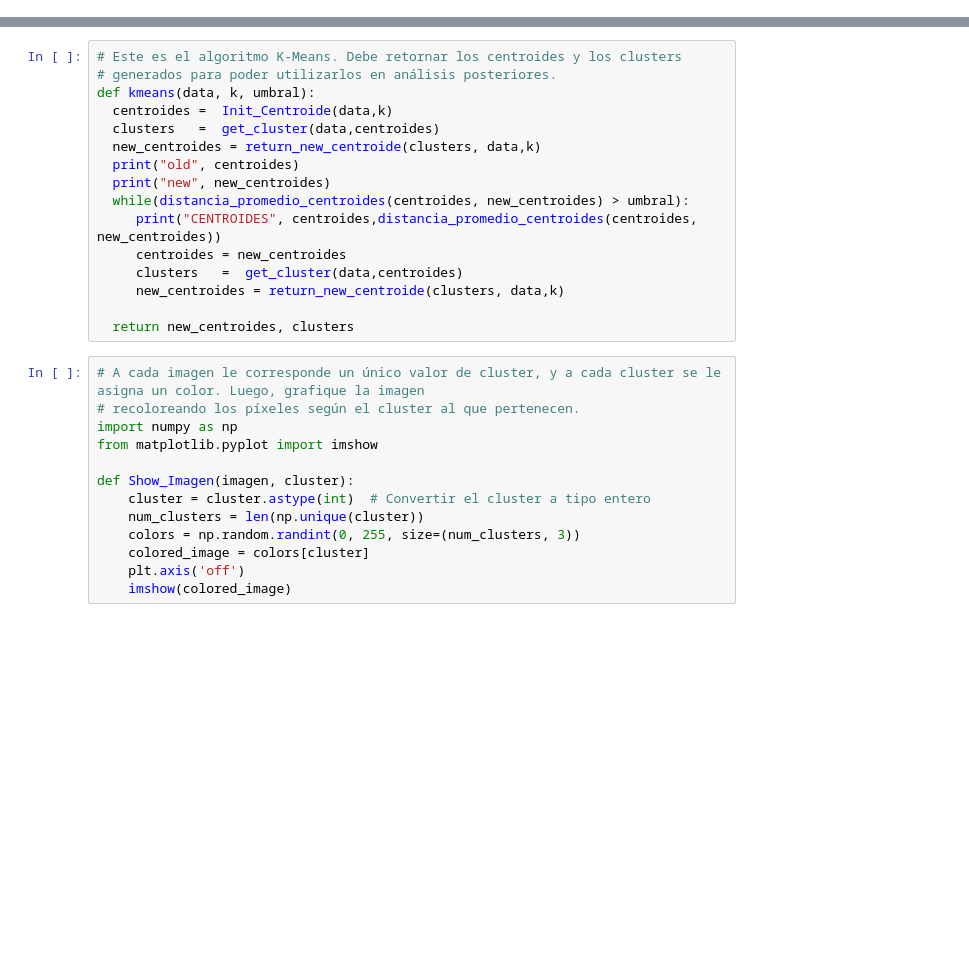
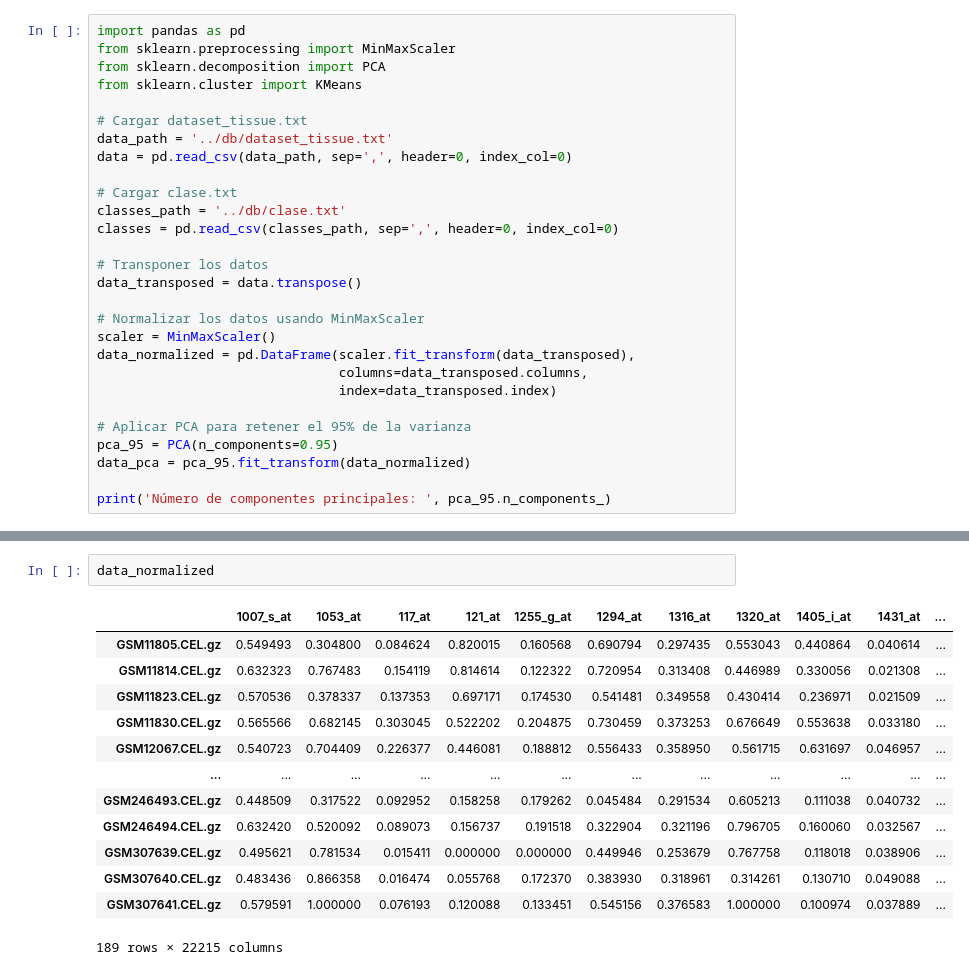
Before and after one commit to OmarUTEC/project2-machine, a Jupyter notebook: k-Means/k-means.ipynb, the cells around one changed output, grey strips where cells are left out. Cells and saved outputs as stored; diff of their text form; blank space fills up the shorter version.

```diff
--- a/k-Means/k-means.ipynb
+++ b/k-Means/k-means.ipynb
@@ -67,0 +1,28 @@ data_pca = pca.fit_transform(normalized_data)
+# %%
+import pandas as pd
+from sklearn.preprocessing import MinMaxScaler
+from sklearn.decomposition import PCA
+from sklearn.cluster import KMeans
+
+# Cargar dataset_tissue.txt
+data_path = '../db/dataset_tissue.txt'
+data = pd.read_csv(data_path, sep=',', header=0, index_col=0)
+
+# Cargar clase.txt
+classes_path = '../db/clase.txt'
+classes = pd.read_csv(classes_path, sep=',', header=0, index_col=0)
+
+# Transponer los datos
+data_transposed = data.transpose()
+
+# Normalizar los datos usando MinMaxScaler
+scaler = MinMaxScaler()
+data_normalized = pd.DataFrame(scaler.fit_transform(data_transposed),
+                               columns=data_transposed.columns,
+                               index=data_transposed.index)
+
+# Aplicar PCA para retener el 95% de la varianza
+pca_95 = PCA(n_components=0.95)
+data_pca = pca_95.fit_transform(data_normalized)
+
+print('Número de componentes principales: ', pca_95.n_components_)
@@ -157,29 +35,16 @@ def distancia_promedio_centroides(old_centroide, new_centroide):
-# %%
-# Este es el algoritmo K-Means. Debe retornar los centroides y los clusters
-# generados para poder utilizarlos en análisis posteriores.
-def kmeans(data, k, umbral):
-  centroides =  Init_Centroide(data,k)
-  clusters   =  get_cluster(data,centroides)
-  new_centroides = return_new_centroide(clusters, data,k)
-  print("old", centroides)
-  print("new", new_centroides)
-  while(distancia_promedio_centroides(centroides, new_centroides) > umbral):
-     print("CENTROIDES", centroides,distancia_promedio_centroides(centroides, new_centroides))
-     centroides = new_centroides
-     clusters   =  get_cluster(data,centroides)
-     new_centroides = return_new_centroide(clusters, data,k)
-
-  return new_centroides, clusters
-# %%
-# A cada imagen le corresponde un único valor de cluster, y a cada cluster se le asigna un color. Luego, grafique la imagen
-# recoloreando los píxeles según el cluster al que pertenecen.
-import numpy as np
-from matplotlib.pyplot import imshow
-
-def Show_Imagen(imagen, cluster):
-    cluster = cluster.astype(int)  # Convertir el cluster a tipo entero
-    num_clusters = len(np.unique(cluster))
-    colors = np.random.randint(0, 255, size=(num_clusters, 3))
-    colored_image = colors[cluster]
-    plt.axis('off')
-    imshow(colored_image)
+# %%
+data_normalized
+# %% [output]
+|  | 1007_s_at | 1053_at | 117_at | 121_at | 1255_g_at | 1294_at | 1316_at | 1320_at | 1405_i_at | 1431_at | ... |
+| GSM11805.CEL.gz | 0.549493 | 0.304800 | 0.084624 | 0.820015 | 0.160568 | 0.690794 | 0.297435 | 0.553043 | 0.440864 | 0.040614 | ... |
+| GSM11814.CEL.gz | 0.632323 | 0.767483 | 0.154119 | 0.814614 | 0.122322 | 0.720954 | 0.313408 | 0.446989 | 0.330056 | 0.021308 | ... |
+| GSM11823.CEL.gz | 0.570536 | 0.378337 | 0.137353 | 0.697171 | 0.174530 | 0.541481 | 0.349558 | 0.430414 | 0.236971 | 0.021509 | ... |
+| GSM11830.CEL.gz | 0.565566 | 0.682145 | 0.303045 | 0.522202 | 0.204875 | 0.730459 | 0.373253 | 0.676649 | 0.553638 | 0.033180 | ... |
+| GSM12067.CEL.gz | 0.540723 | 0.704409 | 0.226377 | 0.446081 | 0.188812 | 0.556433 | 0.358950 | 0.561715 | 0.631697 | 0.046957 | ... |
+| ... | ... | ... | ... | ... | ... | ... | ... | ... | ... | ... | ... |
+| GSM246493.CEL.gz | 0.448509 | 0.317522 | 0.092952 | 0.158258 | 0.179262 | 0.045484 | 0.291534 | 0.605213 | 0.111038 | 0.040732 | ... |
+| GSM246494.CEL.gz | 0.632420 | 0.520092 | 0.089073 | 0.156737 | 0.191518 | 0.322904 | 0.321196 | 0.796705 | 0.160060 | 0.032567 | ... |
+| GSM307639.CEL.gz | 0.495621 | 0.781534 | 0.015411 | 0.000000 | 0.000000 | 0.449946 | 0.253679 | 0.767758 | 0.118018 | 0.038906 | ... |
+| GSM307640.CEL.gz | 0.483436 | 0.866358 | 0.016474 | 0.055768 | 0.172370 | 0.383930 | 0.318961 | 0.314261 | 0.130710 | 0.049088 | ... |
+| GSM307641.CEL.gz | 0.579591 | 1.000000 | 0.076193 | 0.120088 | 0.133451 | 0.545156 | 0.376583 | 1.000000 | 0.100974 | 0.037889 | ... |
+189 rows × 22215 columns
```
Also changed, not shown: parts of 25 cells of this notebook, 3 other files.
